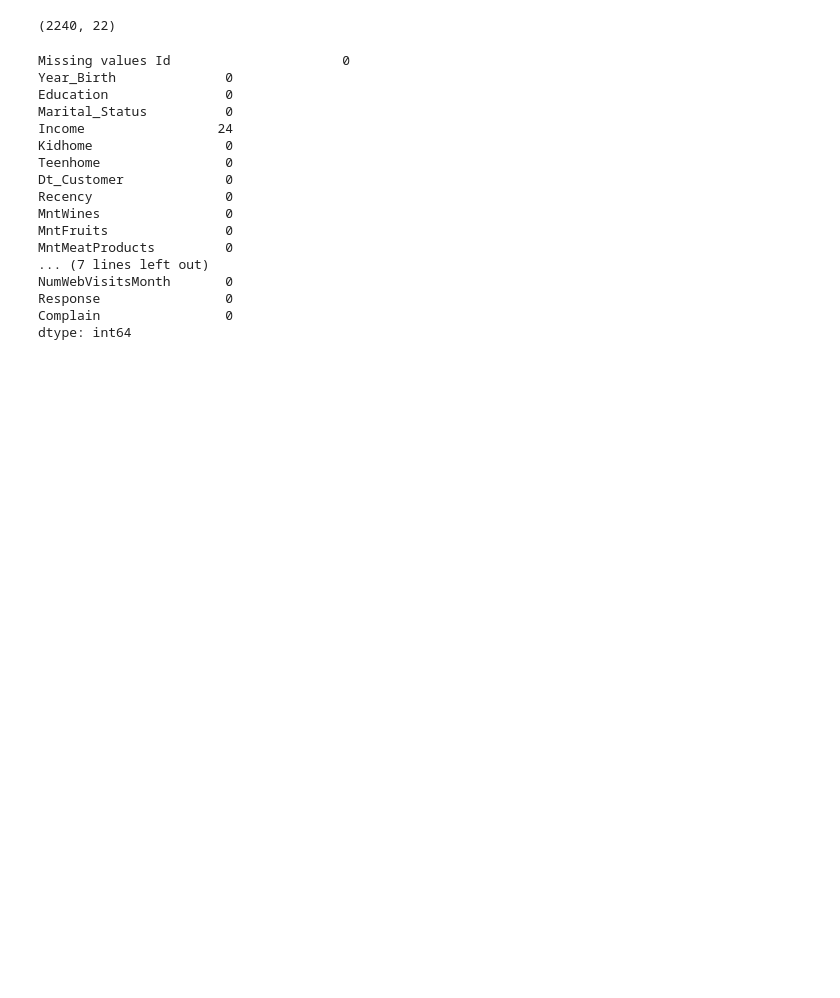
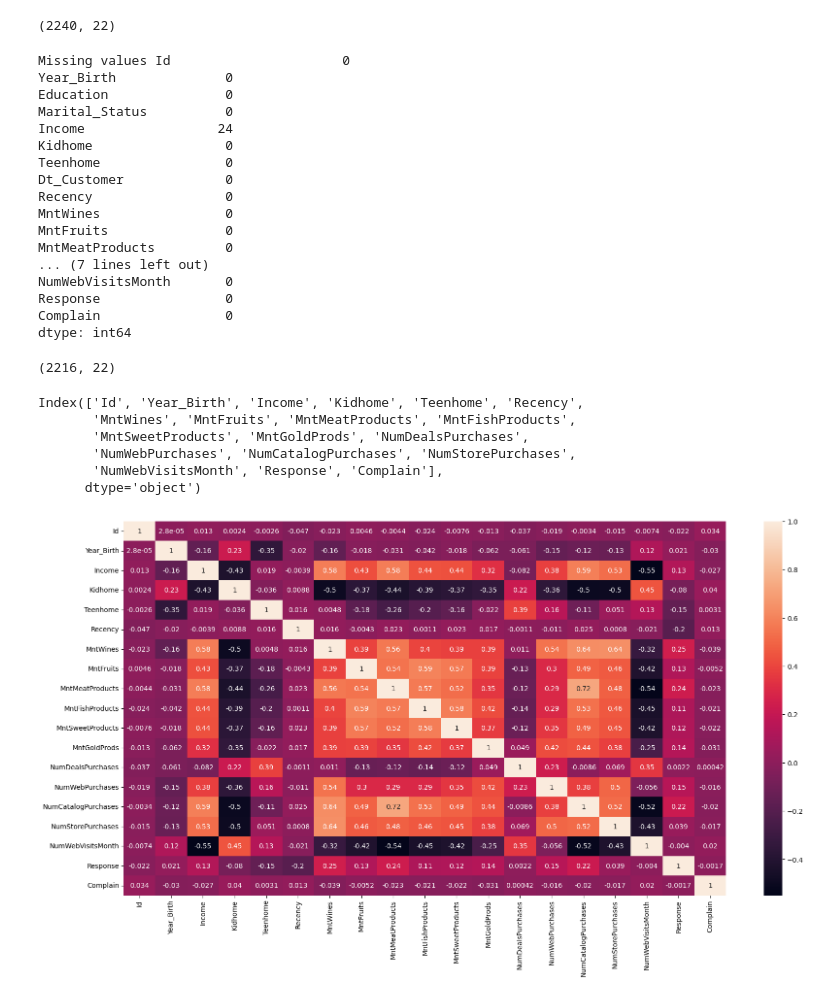
Before and after one commit to julestristan/practice, a Jupyter notebook: AI-Driven-Marketing-And-Prediction/code.ipynb, the cells around one changed output. Drawn from its saved outputs; the diff is of its cells as text; code cells hidden in the pictures; blank space fills up the shorter version.

Commit message:
feat: corr matrix

```diff
--- a/AI-Driven-Marketing-And-Prediction/code.ipynb
+++ b/AI-Driven-Marketing-And-Prediction/code.ipynb
@@ -11,6 +15,9 @@ data.shape # and data.head()
 # Check missing values
 missing_v = data.isnull().sum()
 print(f"Missing values {missing_v}")
+# Drop null values
+data_dropped = data.dropna()
+data_dropped.shape
 # %% [output]
 Missing values Id                      0
 Year_Birth              0
@@ -29,3 +36,22 @@ NumWebVisitsMonth       0
 Response                0
 Complain                0
 dtype: int64
+(2216, 22)
+# %%
+numerical_cols = data.select_dtypes(include=['number']).columns
+categorical_cols = data.select_dtypes(exclude=['number']).columns
+numerical_cols
+# %% [output]
+Index(['Id', 'Year_Birth', 'Income', 'Kidhome', 'Teenhome', 'Recency',
+       'MntWines', 'MntFruits', 'MntMeatProducts', 'MntFishProducts',
+       'MntSweetProducts', 'MntGoldProds', 'NumDealsPurchases',
+       'NumWebPurchases', 'NumCatalogPurchases', 'NumStorePurchases',
+       'NumWebVisitsMonth', 'Response', 'Complain'],
+      dtype='object')
+# %%
+# impute missing values in numerical column with mean
+imputer_num = SimpleImputer(strategy='mean')
+data[numerical_cols]=imputer_num.fit_transform(data[numerical_cols])
+# impute missing values in categorical column with mode (most present value)
+imputer_cat = SimpleImputer(strategy='most_frequent')
+data[categorical_cols]=imputer_cat.fit_transform(data[categorical_cols])
@@ -31,0 +61,9 @@ dtype: int64
+# %%
+# Check correlations
+
+corr_matrix = data[numerical_cols].corr()
+plt.figure(figsize=(20,10))
+sb.heatmap(corr_matrix,annot=True)
+plt.show()
+# %% [output]
+[figure, added]
```
Also changed, not shown: parts of 3 cells of this notebook.
